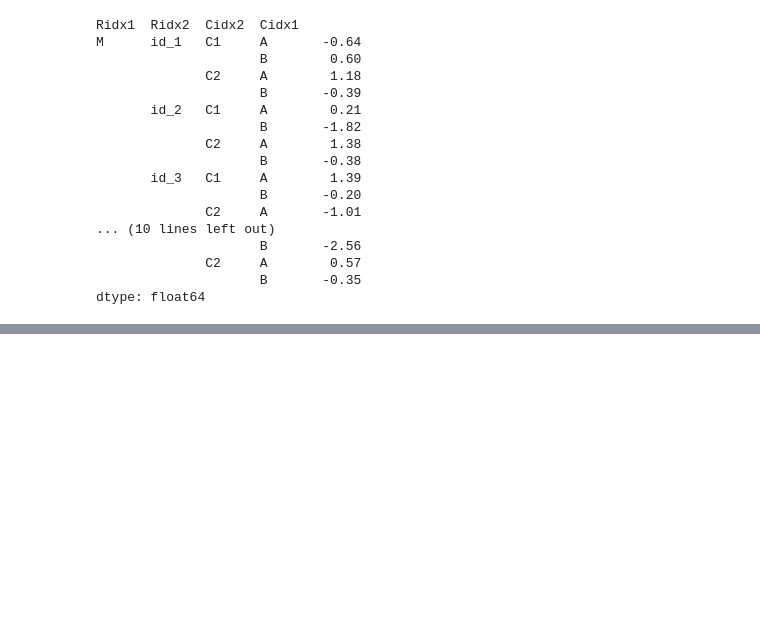
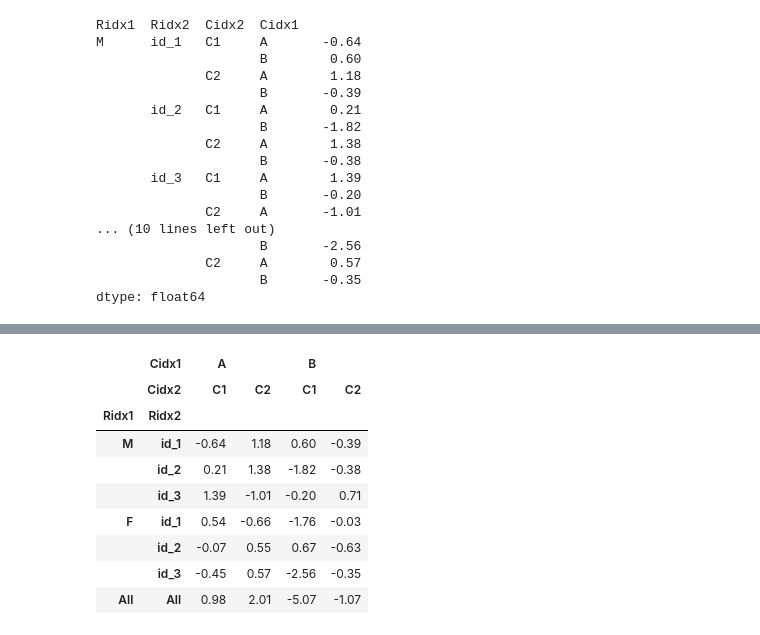
Before and after one commit to developernagk/STIS, a Jupyter notebook: pythonworkspace/pandas_data_analysis/pandas_multi_index.ipynb, the cells around one changed output, grey strips where cells are left out. Drawn from its saved outputs; the diff is of its cells as text; code cells hidden in the pictures; blank space fills up the shorter version.

```diff
--- a/pythonworkspace/pandas_data_analysis/pandas_multi_index.ipynb
+++ b/pythonworkspace/pandas_data_analysis/pandas_multi_index.ipynb
@@ -124,0 +210,14 @@ dtype: float64
+# %%
+df2.loc[('All', 'All'), :] = df2.sum() # 행 추가
+df2
+# %% [output]
+|  | Cidx1 | A |  | B |  |
+|  | Cidx2 | C1 | C2 | C1 | C2 |
+| Ridx1 | Ridx2 |  |  |  |  |
+| M | id_1 | -0.64 | 1.18 | 0.60 | -0.39 |
+|  | id_2 | 0.21 | 1.38 | -1.82 | -0.38 |
+|  | id_3 | 1.39 | -1.01 | -0.20 | 0.71 |
+| F | id_1 | 0.54 | -0.66 | -1.76 | -0.03 |
+|  | id_2 | -0.07 | 0.55 | 0.67 | -0.63 |
+|  | id_3 | -0.45 | 0.57 | -2.56 | -0.35 |
+| All | All | 0.98 | 2.01 | -5.07 | -1.07 |
```
Also changed, not shown: parts of 26 cells of this notebook.
